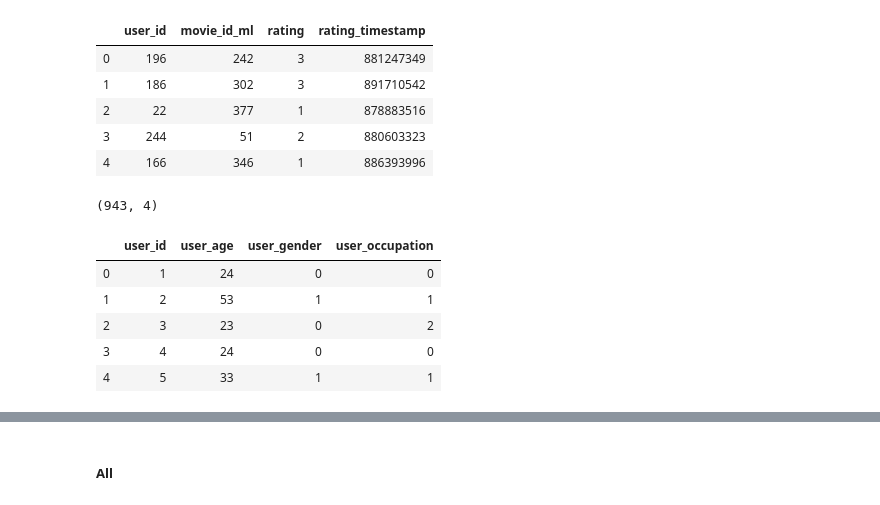
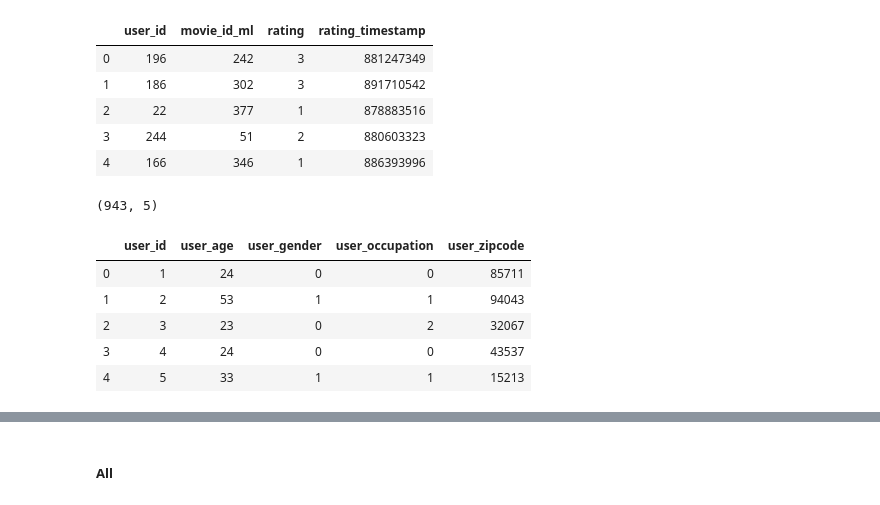
Before and after one commit to Movinder/movielens-imdb-exploration, a Jupyter notebook: movie_recommendation_with_SiameseNN_friends_WEBAPP_jelena.ipynb, the cells around one changed output, grey strips where cells are left out. Saved outputs shown, nothing was run; the diff lists cells and outputs as text; code cells hidden in the pictures.

```diff
--- a/movie_recommendation_with_SiameseNN_friends_WEBAPP_jelena.ipynb
+++ b/movie_recommendation_with_SiameseNN_friends_WEBAPP_jelena.ipynb
@@ -66,25 +66,25 @@ df_ratings.head()
 # %%
 df_users = pd.read_csv("data/users.csv")
 
 # TODO: just temporary, later remove
-additional_rows = ["user_zipcode"]
-df_users = df_users.drop(additional_rows, axis=1)
+# additional_rows = ["user_zipcode"]
+# df_users = df_users.drop(additional_rows, axis=1)
 
 num2occupation = dict(enumerate(df_users.user_occupation.unique()))
 occupation2num = {y:x for x,y in num2occupation.items()}
 num2gender = dict(enumerate(df_users.user_gender.unique()))
 gender2num = {y:x for x,y in num2gender.items()}
 df_users.user_occupation = df_users.user_occupation.apply(lambda x: occupation2num[x])
 df_users.user_gender = df_users.user_gender.apply(lambda x: gender2num[x])
 
 
 print(df_users.shape)
 df_users.head()
 # %% [output]
-(943, 4)
+(943, 5)
-|  | user_id | user_age | user_gender | user_occupation |
-| 0 | 1 | 24 | 0 | 0 |
-| 1 | 2 | 53 | 1 | 1 |
-| 2 | 3 | 23 | 0 | 2 |
-| 3 | 4 | 24 | 0 | 0 |
-| 4 | 5 | 33 | 1 | 1 |
+|  | user_id | user_age | user_gender | user_occupation | user_zipcode |
+| 0 | 1 | 24 | 0 | 0 | 85711 |
+| 1 | 2 | 53 | 1 | 1 | 94043 |
+| 2 | 3 | 23 | 0 | 2 | 32067 |
+| 3 | 4 | 24 | 0 | 0 | 43537 |
+| 4 | 5 | 33 | 1 | 1 | 15213 |
```
Also changed, not shown: parts of 24 cells of this notebook, 1 other file.
